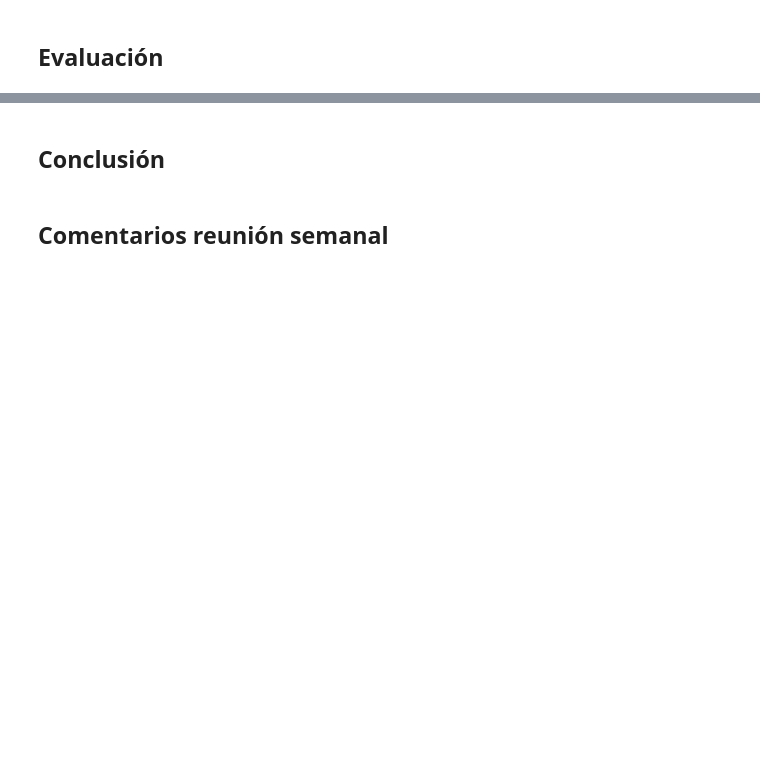
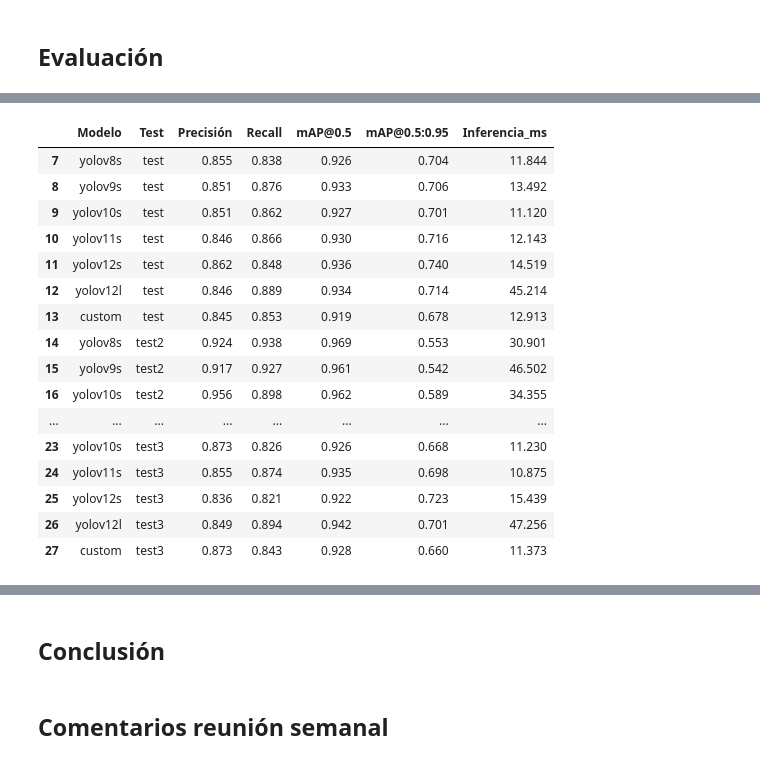
Before and after one commit to AigarciabFabero/TFM, a Jupyter notebook: 04.Codigo/YolovX.ipynb, the cells around one changed output, grey strips where cells are left out. Saved outputs shown, nothing was run; the diff lists cells and outputs as text; code cells hidden in the pictures; blank space fills up the shorter version.

Commit message:
[Latex] Cambios en las tablas de resultados

```diff
--- a/04.Codigo/YolovX.ipynb
+++ b/04.Codigo/YolovX.ipynb
@@ -482,0 +455,22 @@ display(df)
+# %%
+# RESULTADOS CUANDO SE CARGARON LAS ANOTACIONES DE TESTS CUSTOM
+df = pd.DataFrame(results)
+display(df[df["Test"] != "original_test"])
+# %% [output]
+|  | Modelo | Test | Precisión | Recall | mAP@0.5 | mAP@0.5:0.95 | Inferencia_ms |
+| 7 | yolov8s | test | 0.855 | 0.838 | 0.926 | 0.704 | 11.844 |
+| 8 | yolov9s | test | 0.851 | 0.876 | 0.933 | 0.706 | 13.492 |
+| 9 | yolov10s | test | 0.851 | 0.862 | 0.927 | 0.701 | 11.120 |
+| 10 | yolov11s | test | 0.846 | 0.866 | 0.930 | 0.716 | 12.143 |
+| 11 | yolov12s | test | 0.862 | 0.848 | 0.936 | 0.740 | 14.519 |
+| 12 | yolov12l | test | 0.846 | 0.889 | 0.934 | 0.714 | 45.214 |
+| 13 | custom | test | 0.845 | 0.853 | 0.919 | 0.678 | 12.913 |
+| 14 | yolov8s | test2 | 0.924 | 0.938 | 0.969 | 0.553 | 30.901 |
+| 15 | yolov9s | test2 | 0.917 | 0.927 | 0.961 | 0.542 | 46.502 |
+| 16 | yolov10s | test2 | 0.956 | 0.898 | 0.962 | 0.589 | 34.355 |
+| ... | ... | ... | ... | ... | ... | ... | ... |
+| 23 | yolov10s | test3 | 0.873 | 0.826 | 0.926 | 0.668 | 11.230 |
+| 24 | yolov11s | test3 | 0.855 | 0.874 | 0.935 | 0.698 | 10.875 |
+| 25 | yolov12s | test3 | 0.836 | 0.821 | 0.922 | 0.723 | 15.439 |
+| 26 | yolov12l | test3 | 0.849 | 0.894 | 0.942 | 0.701 | 47.256 |
+| 27 | custom | test3 | 0.873 | 0.843 | 0.928 | 0.660 | 11.373 |
```
Also changed, not shown: parts of 6 cells of this notebook, 19 other files.
